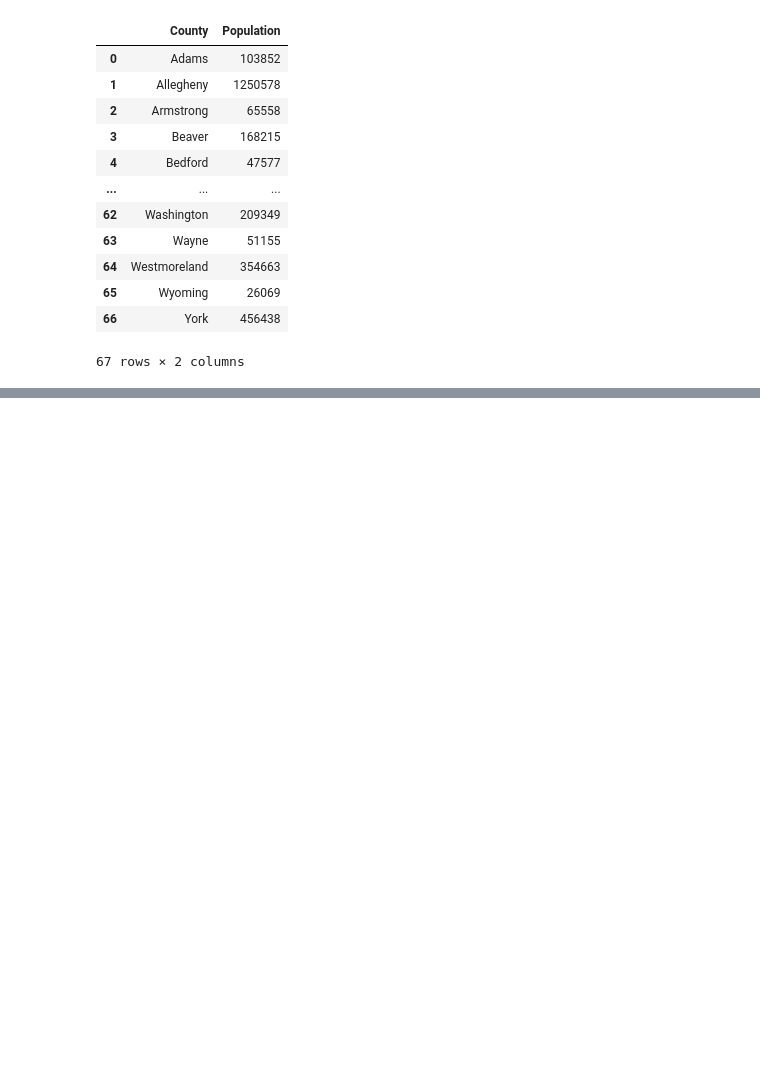
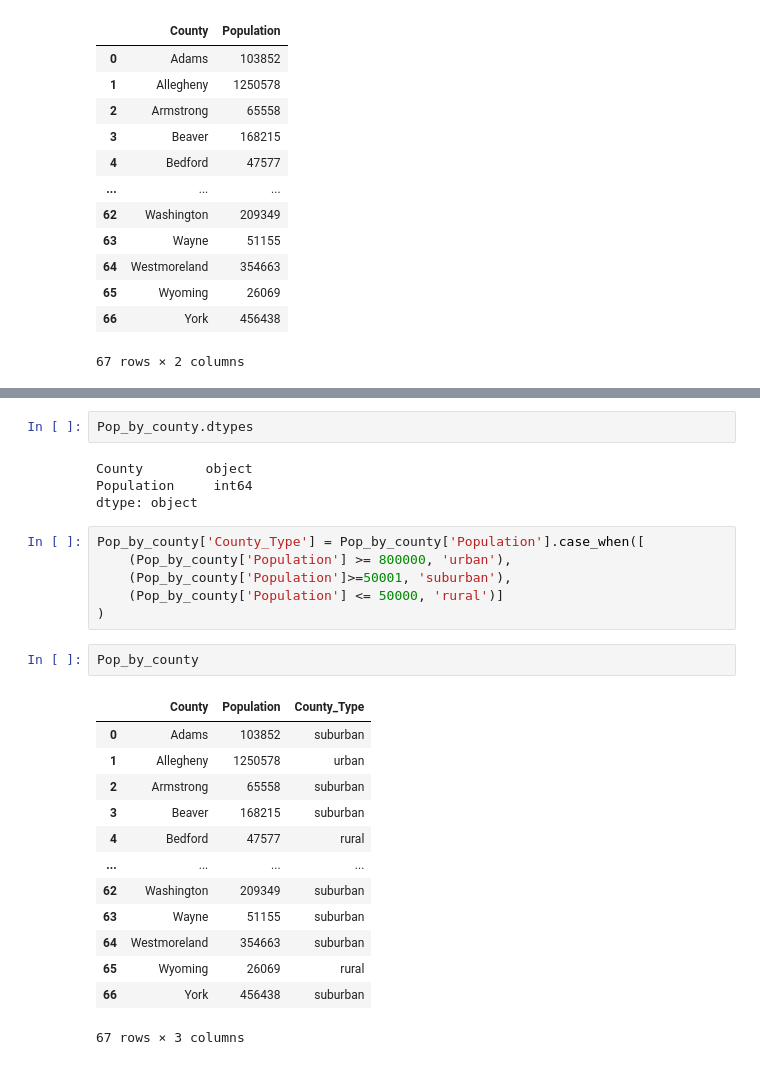
Before and after one commit to vwil12/Capstone, a Jupyter notebook: PA_Capstone.ipynb, the cells around one changed output, grey strips where cells are left out. Cells and saved outputs as stored; diff of their text form; blank space fills up the shorter version.

```diff
--- a/PA_Capstone.ipynb
+++ b/PA_Capstone.ipynb
@@ -129,0 +168,28 @@ Pop_by_county
+# %%
+Pop_by_county.dtypes
+# %% [output]
+County        object
+Population     int64
+dtype: object
+# %%
+Pop_by_county['County_Type'] = Pop_by_county['Population'].case_when([
+    (Pop_by_county['Population'] >= 800000, 'urban'),
+    (Pop_by_county['Population']>=50001, 'suburban'),
+    (Pop_by_county['Population'] <= 50000, 'rural')]
+)
+# %%
+Pop_by_county
+# %% [output]
+|  | County | Population | County_Type |
+| 0 | Adams | 103852 | suburban |
+| 1 | Allegheny | 1250578 | urban |
+| 2 | Armstrong | 65558 | suburban |
+| 3 | Beaver | 168215 | suburban |
+| 4 | Bedford | 47577 | rural |
+| ... | ... | ... | ... |
+| 62 | Washington | 209349 | suburban |
+| 63 | Wayne | 51155 | suburban |
+| 64 | Westmoreland | 354663 | suburban |
+| 65 | Wyoming | 26069 | rural |
+| 66 | York | 456438 | suburban |
+67 rows × 3 columns
```
Also changed, not shown: parts of 7 cells of this notebook.
